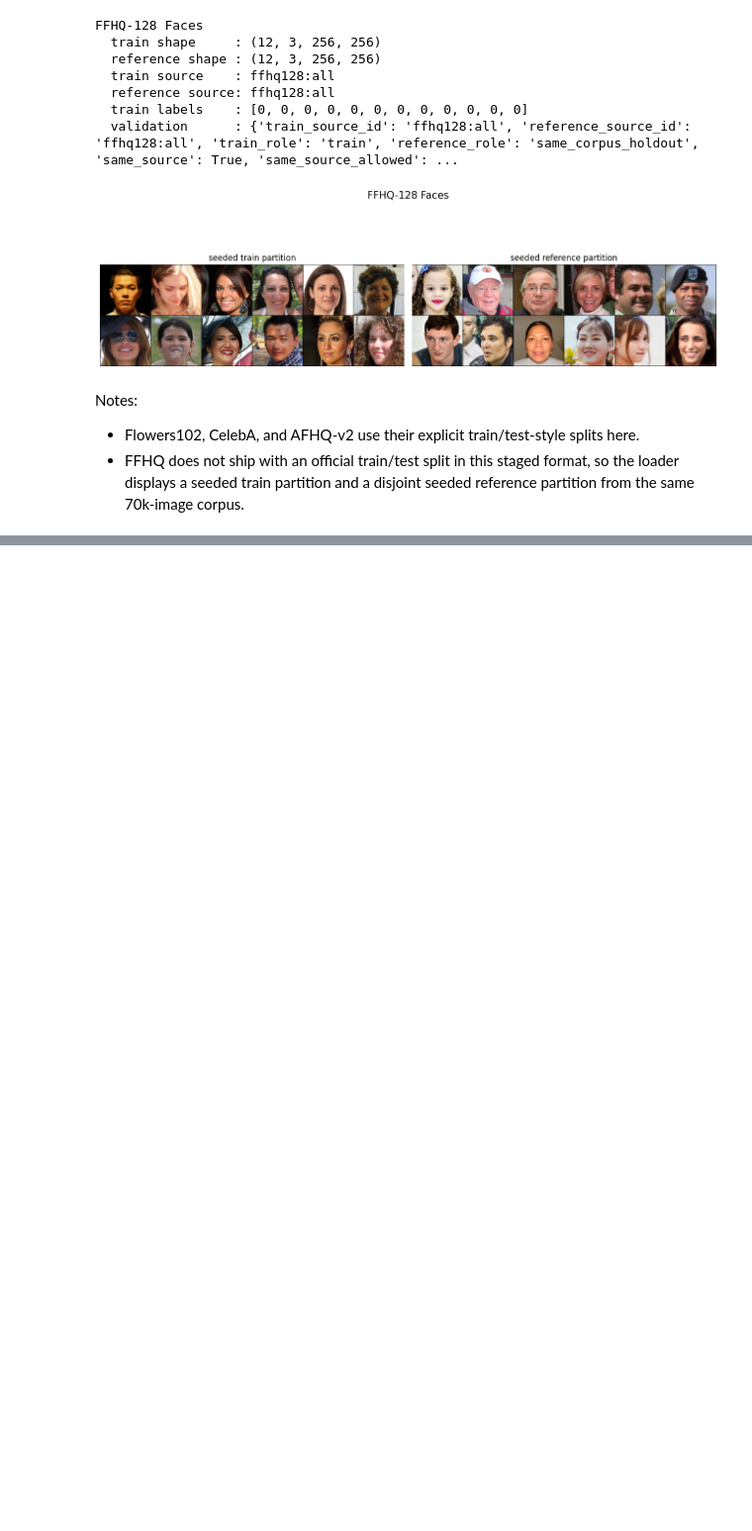
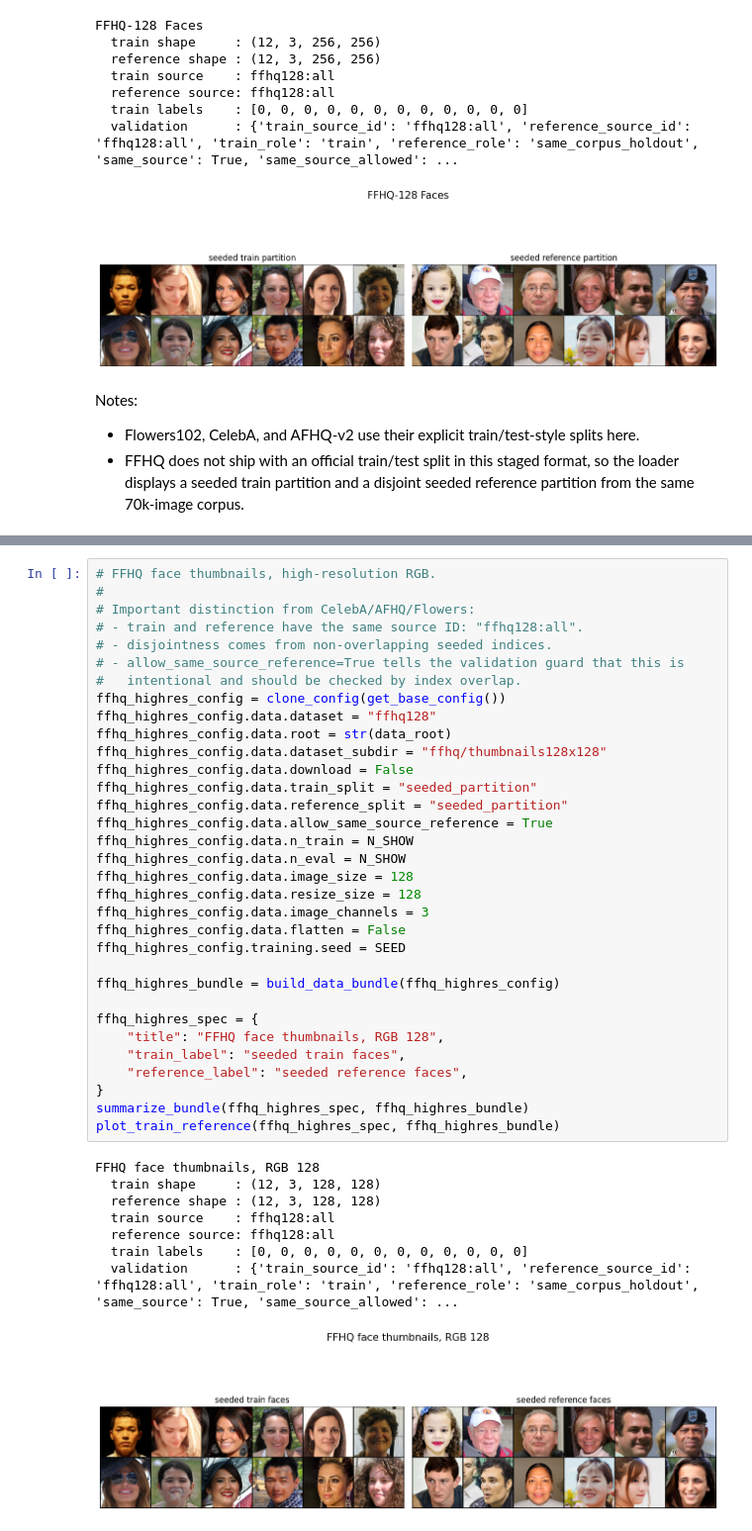
Before and after one commit to MohammedAlJaff/mem_par, a Jupyter notebook: prototyping/dataset_gallery.ipynb, the cells around one changed output, grey strips where cells are left out. Shown at 99% size. Saved outputs shown, nothing was run; the diff lists cells and outputs as text; blank space fills up the shorter version.

```diff
--- a/prototyping/dataset_gallery.ipynb
+++ b/prototyping/dataset_gallery.ipynb
@@ -221,0 +536,42 @@ Notes:
+# %%
+# FFHQ face thumbnails, high-resolution RGB.
+#
+# Important distinction from CelebA/AFHQ/Flowers:
+# - train and reference have the same source ID: "ffhq128:all".
+# - disjointness comes from non-overlapping seeded indices.
+# - allow_same_source_reference=True tells the validation guard that this is
+#   intentional and should be checked by index overlap.
+ffhq_highres_config = clone_config(get_base_config())
+ffhq_highres_config.data.dataset = "ffhq128"
+ffhq_highres_config.data.root = str(data_root)
+ffhq_highres_config.data.dataset_subdir = "ffhq/thumbnails128x128"
+ffhq_highres_config.data.download = False
+ffhq_highres_config.data.train_split = "seeded_partition"
+ffhq_highres_config.data.reference_split = "seeded_partition"
+ffhq_highres_config.data.allow_same_source_reference = True
+ffhq_highres_config.data.n_train = N_SHOW
+ffhq_highres_config.data.n_eval = N_SHOW
+ffhq_highres_config.data.image_size = 128
+ffhq_highres_config.data.resize_size = 128
+ffhq_highres_config.data.image_channels = 3
+ffhq_highres_config.data.flatten = False
+ffhq_highres_config.training.seed = SEED
+
+ffhq_highres_bundle = build_data_bundle(ffhq_highres_config)
+
+ffhq_highres_spec = {
+    "title": "FFHQ face thumbnails, RGB 128",
+    "train_label": "seeded train faces",
+    "reference_label": "seeded reference faces",
+}
+summarize_bundle(ffhq_highres_spec, ffhq_highres_bundle)
+plot_train_reference(ffhq_highres_spec, ffhq_highres_bundle)
+# %% [output]
+FFHQ face thumbnails, RGB 128
+  train shape     : (12, 3, 128, 128)
+  reference shape : (12, 3, 128, 128)
+  train source    : ffhq128:all
+  reference source: ffhq128:all
+  train labels    : [0, 0, 0, 0, 0, 0, 0, 0, 0, 0, 0, 0]
+  validation      : {'train_source_id': 'ffhq128:all', 'reference_source_id': 'ffhq128:all', 'train_role': 'train', 'reference_role': 'same_corpus_holdout', 'same_source': True, 'same_source_allowed': ...
+[figure, added]
```
Also changed, not shown: parts of 18 cells of this notebook, 20 other files.
